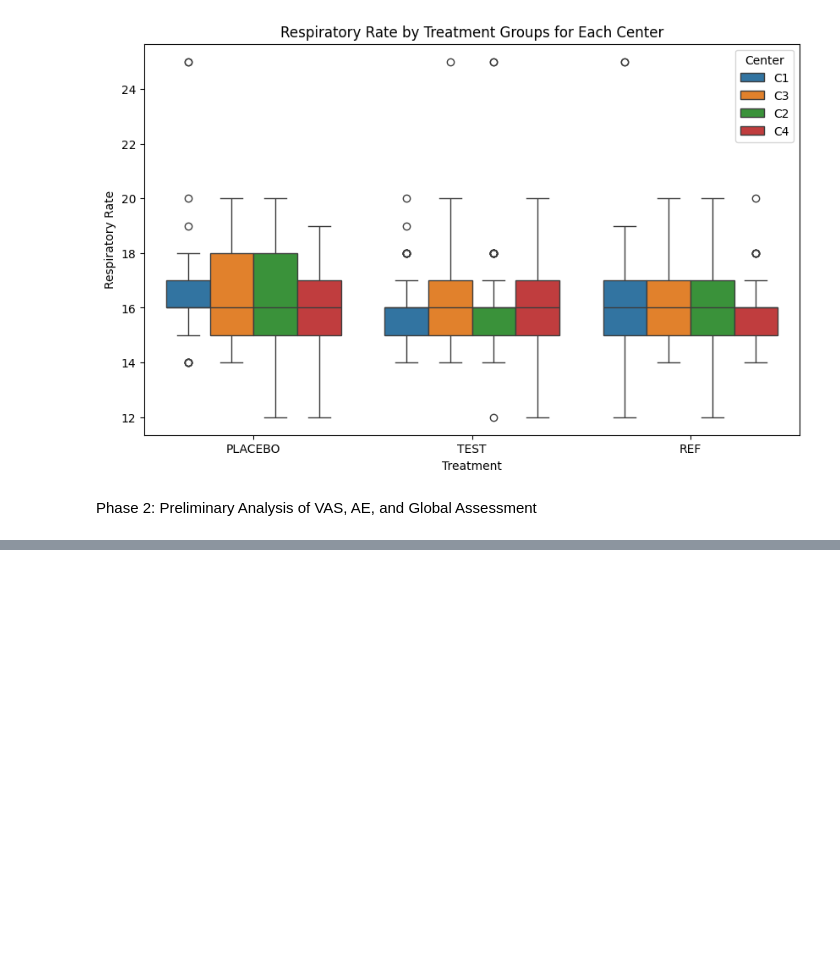
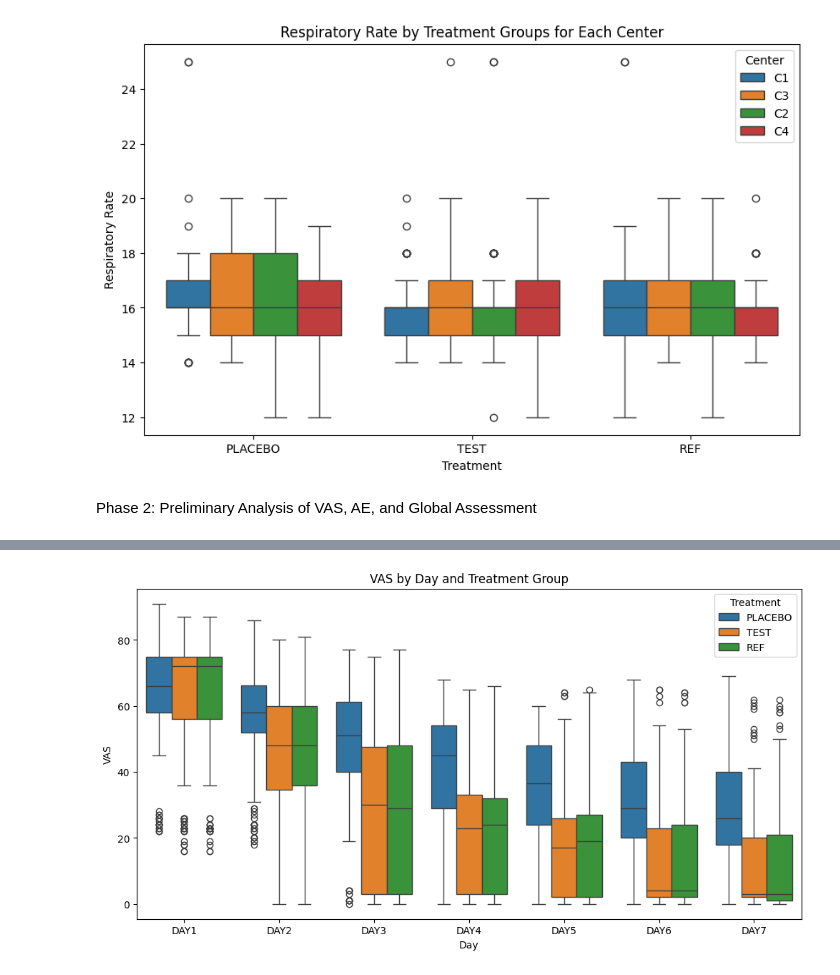
Before and after one commit to vedmara/project, a Jupyter notebook: Project_phase2.ipynb, the cells around one changed output, grey strips where cells are left out. Saved outputs shown, nothing was run; the diff lists cells and outputs as text; code cells hidden in the pictures; blank space fills up the shorter version.

```diff
--- a/Project_phase2.ipynb
+++ b/Project_phase2.ipynb
@@ -296,0 +280,11 @@ memory usage: 213.4+ KB
+# %%
+#Visualization VAS for Each Day by Treatment Groups
+plt.figure(figsize=(12, 6))
+sns.boxplot(data=merged_vas_data, x='Day', y='VAS', hue='Treatment')
+plt.title('VAS by Day and Treatment Group')
+plt.xlabel('Day')
+plt.ylabel('VAS')
+plt.legend(title='Treatment')
+plt.show()
+# %% [output]
+[figure, added]
```
Also changed, not shown: parts of 23 cells of this notebook.
